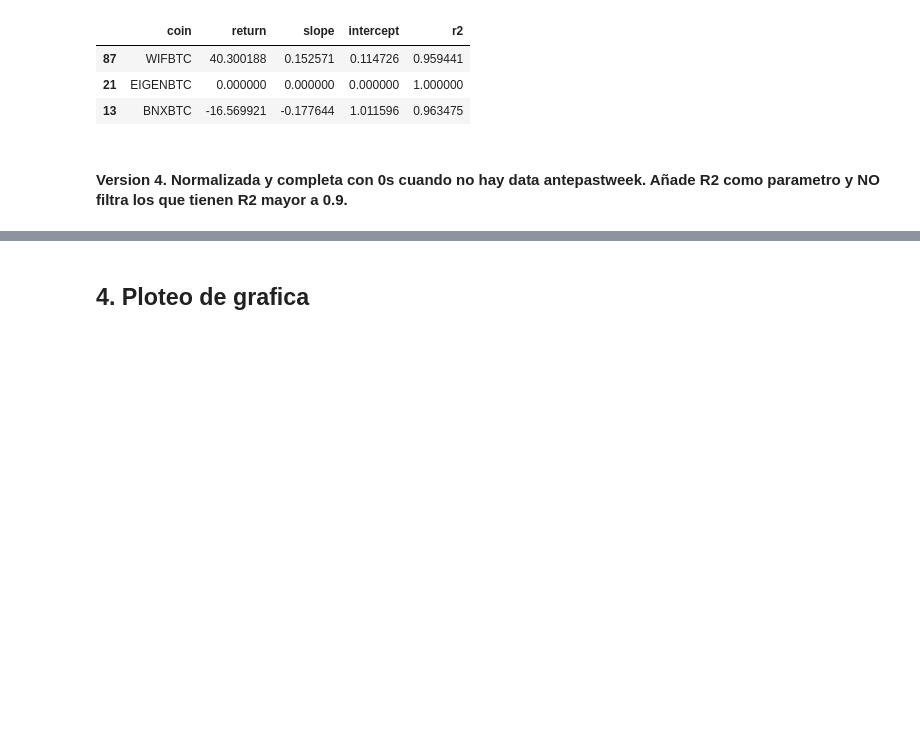
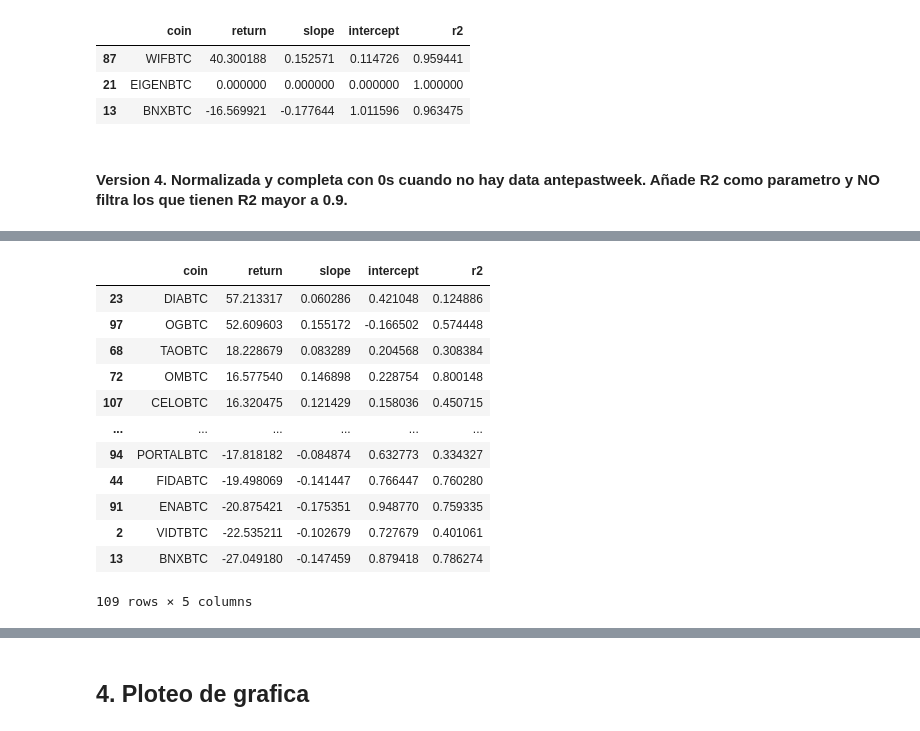
Before and after one commit to eduardogv/binance-momentum, a Jupyter notebook: binance_top_coins.ipynb, the cells around one changed output, grey strips where cells are left out. Drawn from its saved outputs; the diff is of its cells as text; code cells hidden in the pictures; blank space fills up the shorter version.

```diff
--- a/binance_top_coins.ipynb
+++ b/binance_top_coins.ipynb
@@ -652,0 +786,17 @@ df_v2_pastweek
+# %%
+#PAST WEEK ordenado por return
+df_v4_pastweek.sort_values(by='return', ascending=False)
+# %% [output]
+|  | coin | return | slope | intercept | r2 |
+| 23 | DIABTC | 57.213317 | 0.060286 | 0.421048 | 0.124886 |
+| 97 | OGBTC | 52.609603 | 0.155172 | -0.166502 | 0.574448 |
+| 68 | TAOBTC | 18.228679 | 0.083289 | 0.204568 | 0.308384 |
+| 72 | OMBTC | 16.577540 | 0.146898 | 0.228754 | 0.800148 |
+| 107 | CELOBTC | 16.320475 | 0.121429 | 0.158036 | 0.450715 |
+| ... | ... | ... | ... | ... | ... |
+| 94 | PORTALBTC | -17.818182 | -0.084874 | 0.632773 | 0.334327 |
+| 44 | FIDABTC | -19.498069 | -0.141447 | 0.766447 | 0.760280 |
+| 91 | ENABTC | -20.875421 | -0.175351 | 0.948770 | 0.759335 |
+| 2 | VIDTBTC | -22.535211 | -0.102679 | 0.727679 | 0.401061 |
+| 13 | BNXBTC | -27.049180 | -0.147459 | 0.879418 | 0.786274 |
+109 rows × 5 columns
```
Also changed, not shown: parts of 8 cells of this notebook.
